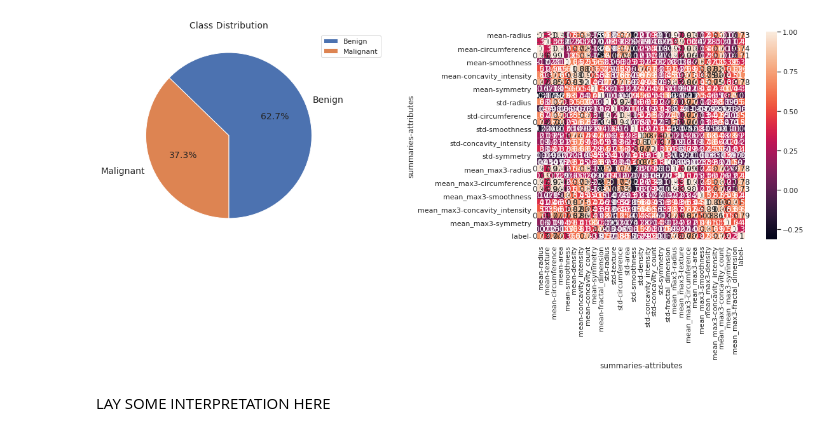
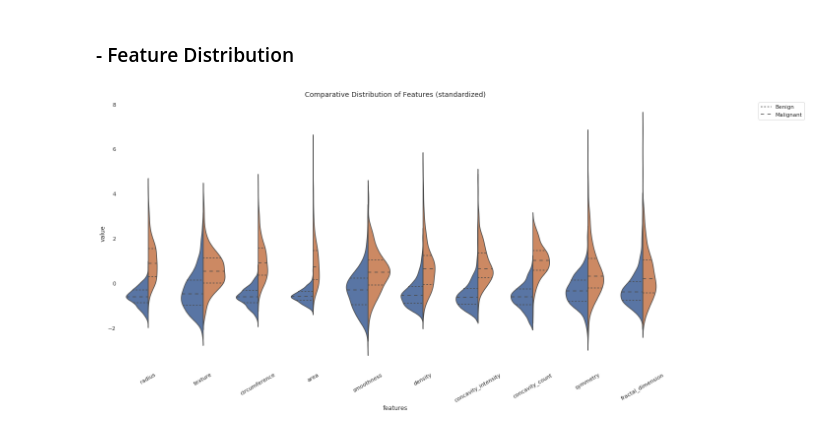
Before and after one commit to ottobricks/BreastCancerWisconsinDiagnostic, a Jupyter notebook: notebooks/eda.ipynb, the cells around one changed output. Drawn from its saved outputs; the diff is of its cells as text; code cells hidden in the pictures.

```diff
--- a/notebooks/eda.ipynb
+++ b/notebooks/eda.ipynb
@@ -60,40 +141,21 @@ def plot_compare_classdistribution(df: pd.DataFrame, summary='mean', ax=None):
+# %% [markdown]
+### - Feature Distribution
 # %%
-fig = plt.figure()
-gs = fig.add_gridspec(2,2, figsize=(20, 6), width_ratios=[1,2])
-ax0 = fig.add_subplots(gs[0, 0])
-# ax = fig.add_subplots(gs[0, 0] , gridspec_kw = {'width_ratios':[1, 2]})
-ax0.set_title('Class Distribution', fontsize=14)
+# -------------------------------------------------------------------------------
+fig, ax = plt.subplots(1, 1, figsize=(20, 10))
 
-eda.data['label']\
-    .map({1: 'Malignant', 0: 'Benign'})\
-    .value_counts()\
-    .plot(
-        ax=ax0,
-        kind='pie',
-        autopct='%1.1f%%',
-        startangle=270,
-        fontsize=14,
-        label=''
-    )
+ax.set_title('Comparative Distribution of Features (standardized)', fontsize=14)
+ax.spines['top'].set_visible(False)
+ax.spines['bottom'].set_visible(False)
+ax.spines['right'].set_visible(False)
+ax.spines['left'].set_visible(False)
 
-ax1 = fig.add_subplot(gs[0, 1])
-ax1.spines['top'].set_visible(False)
-ax1.spines['bottom'].set_visible(False)
-ax1.spines['right'].set_visible(False)
-ax1 .spines['left'].set_visible(False)
+plot_compare_classdistribution(eda.data, ax=ax, summary='mean_max3')
 
-plot_compare_classdistribution(eda.data, ax=ax[1], summary='mean_max3')
-
-ax1.tick_params(axis='x', labelrotation=30)
-ax1.legend_.remove()
-ax0.legend(['Benign', 'Malignant'], loc='upper right', bbox_to_anchor=(1.25, 1))
-
-# ax2 = plt.subplots(222)
-sns.heatmap(eda.data.corr(), vmax=1, square=True, annot=True)
-
+ax.tick_params(axis='x', labelrotation=30)
+ax.legend_.remove()
+ax.legend(['Benign', 'Malignant'], loc='upper right', bbox_to_anchor=(1.25, 1))
 
 plt.show()
 # %% [output]
-[figure, old version]
+[figure, new version]
-# %% [markdown]
-LAY SOME INTERPRETATION HERE
```
Also changed, not shown: parts of 16 cells of this notebook.
